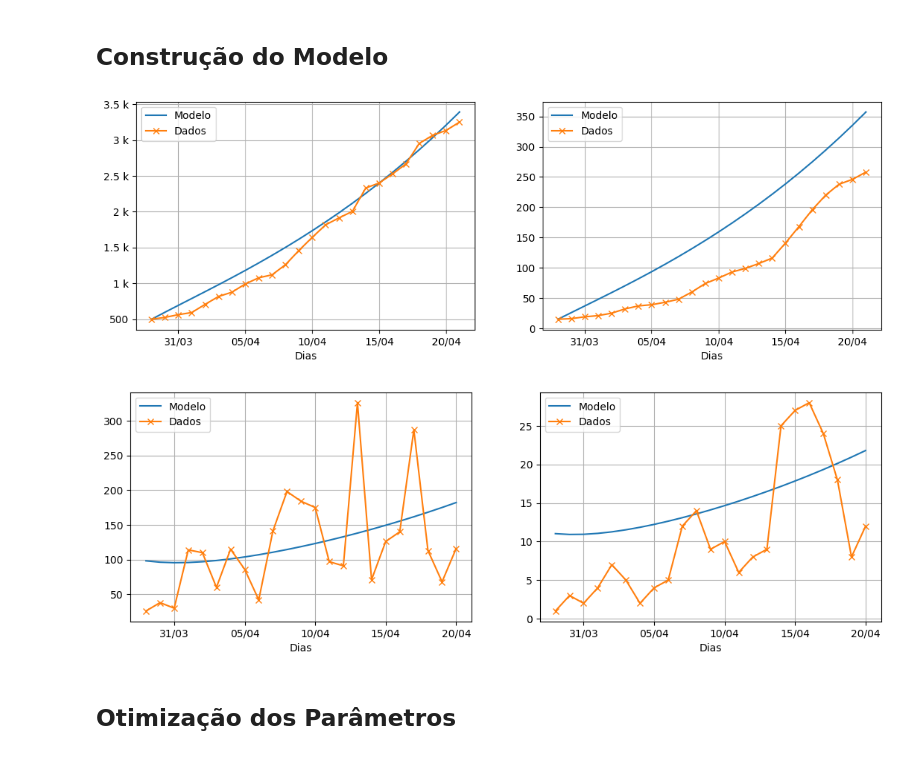
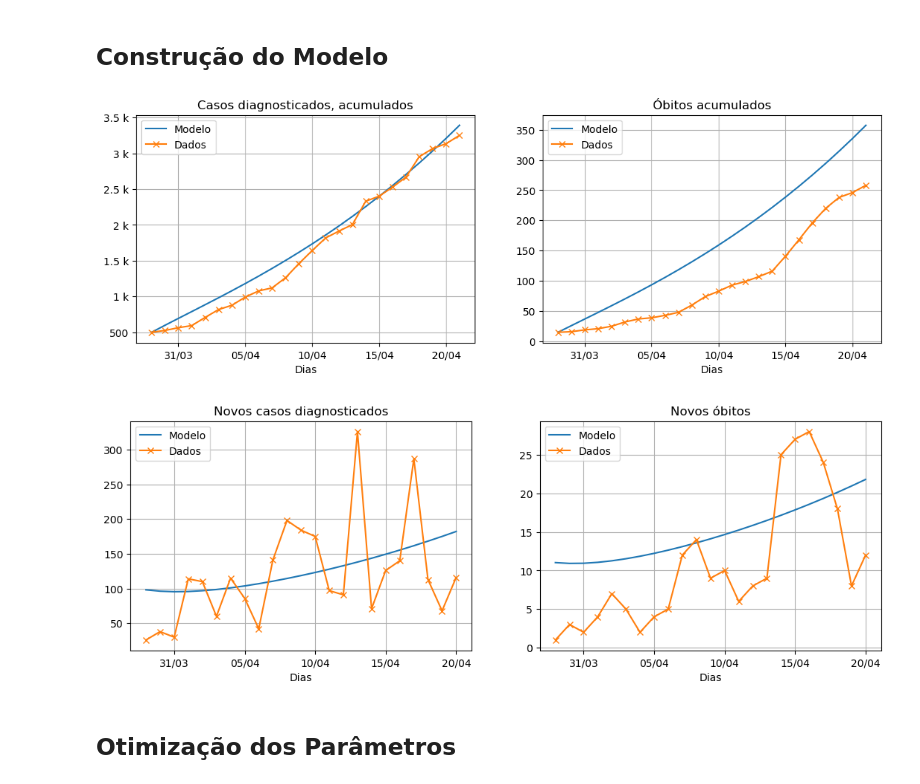
Before and after one commit to rafabench/modelo-covid19, a Jupyter notebook: notebooks/Higher Order Bayes rules for ODEs.ipynb, the cells around one changed output. Cells and saved outputs as stored; diff of their text form; code cells hidden in the pictures.

Commit message:
add titles in plots and optimize by Newton Trust Region

```diff
--- a/notebooks/Higher Order Bayes rules for ODEs.ipynb
+++ b/notebooks/Higher Order Bayes rules for ODEs.ipynb
@@ -37,21 +37,25 @@ include("../src/graphs.jl");
 # %%
 fig, axs = PyPlot.subplots(ncols=2, figsize=(13,4))
 datas = [Rio_acc_d,Rio_acc_m]
 series = [sol[9,:],sol[10,:]]
+axs[1].set_title("Casos diagnosticados, acumulados")
+axs[2].set_title("Óbitos acumulados")
 for (ax,serie,data) in zip(axs,series,datas)
     graph_py.plot_accum(serie, data,real_data = true, ax = ax,blur = 1.0, cor_dados = "x-")
 end
 # %% [output]
-[figure, old version]
+[figure, new version]
 # %%
 fig, axs = PyPlot.subplots(ncols=2, figsize=(13,4))
 datas = [diagn_Rio,obitos_Rio]
 series = [sol[9,:],sol[10,:]]
+axs[1].set_title("Novos casos diagnosticados")
+axs[2].set_title("Novos óbitos")
 for (ax,serie,data) in zip(axs,series,datas)
     graph_py.plot_daily(serie, data,real_data = true, ax = ax)
 end
 # %% [output]
-[figure, old version]
+[figure, new version]
 # %% [markdown]
 ## Otimização dos Parâmetros
 # %%
```
Also changed, not shown: parts of 14 cells of this notebook, 1 other file.
